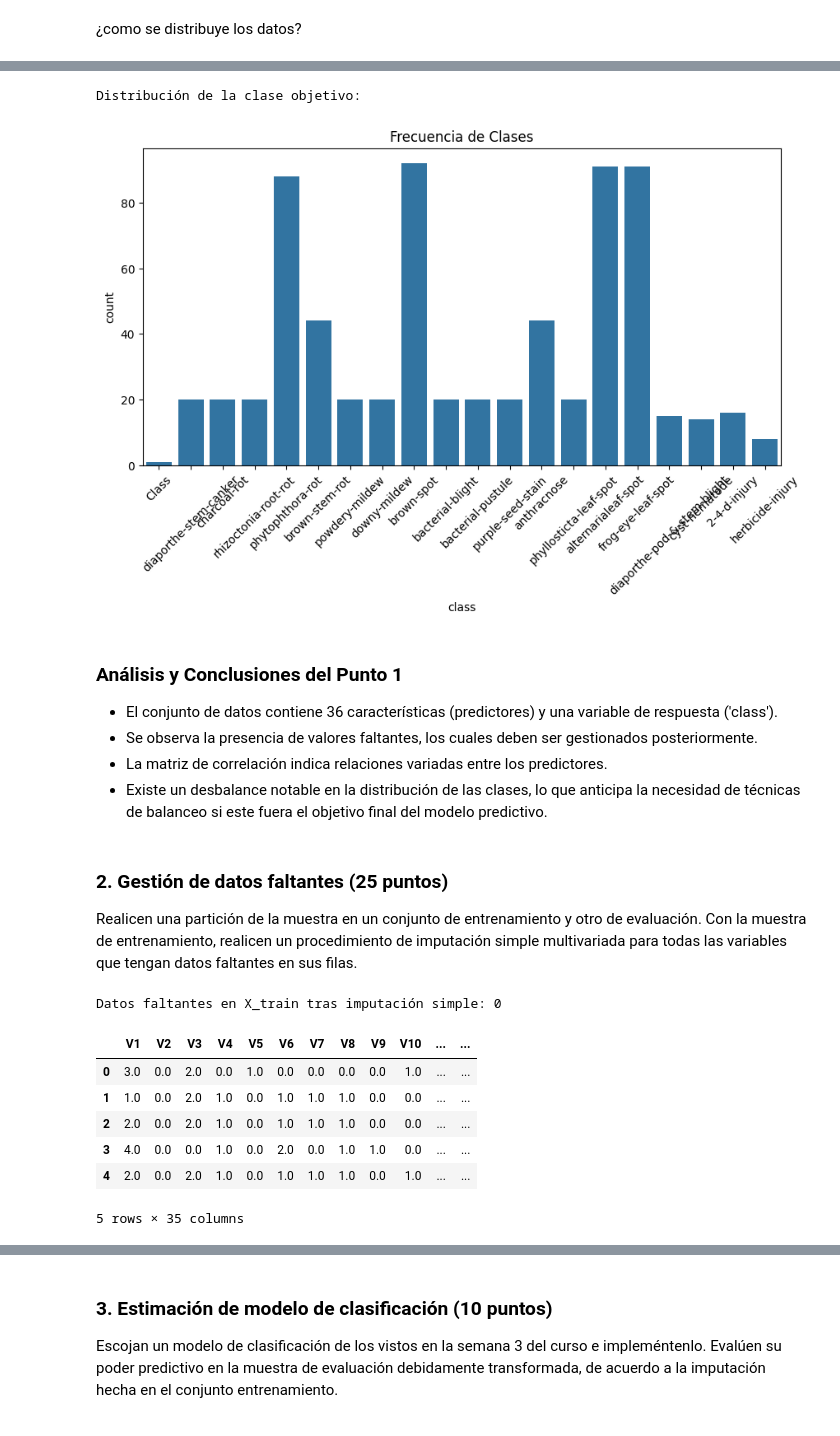
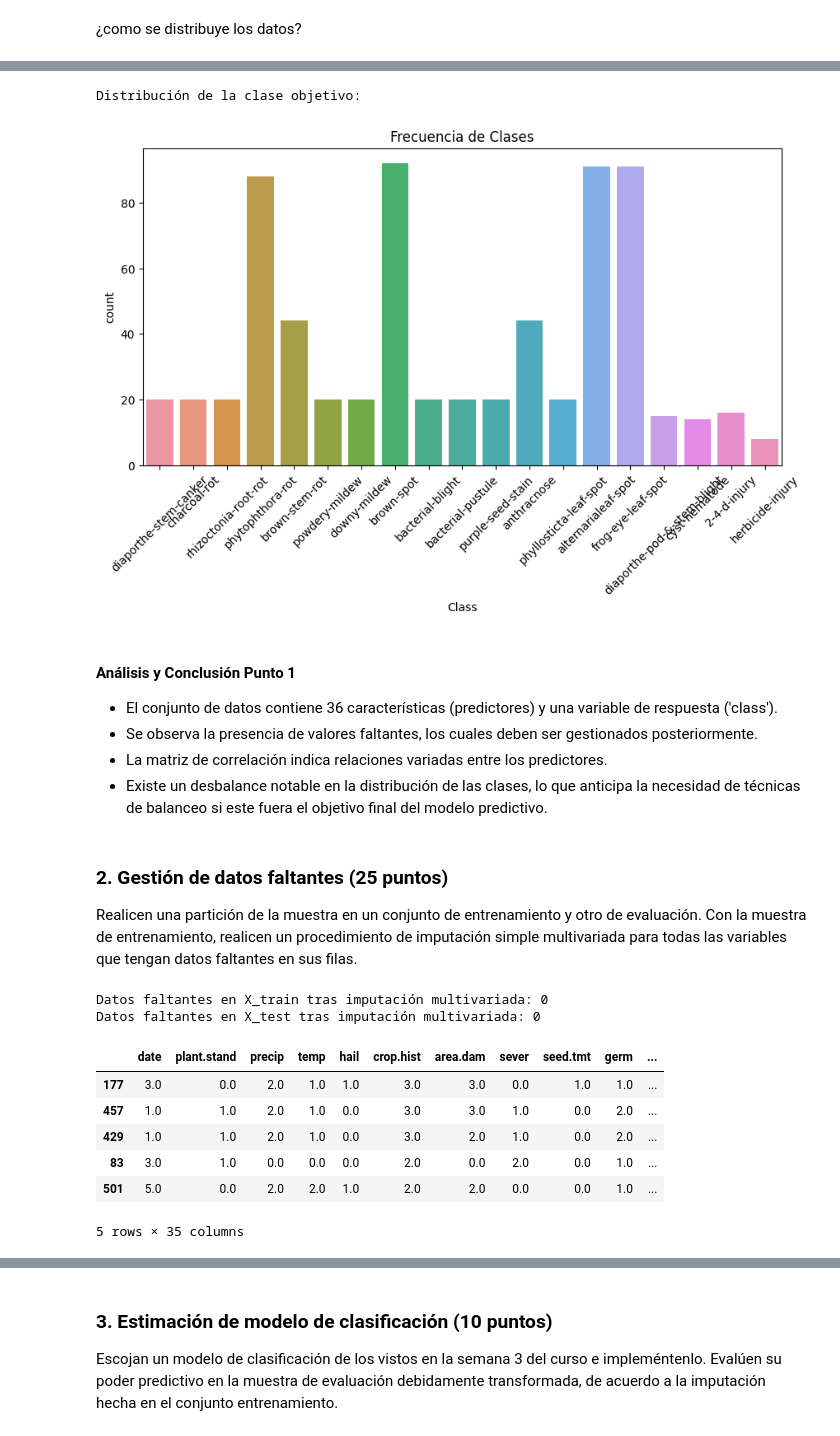
Before and after one commit to awesomasfook-svg/Caso-implementaci-n-de-metodolog-as-de-imputaci-n-de-variables-e-imbalanceo-de-clases, a Jupyter notebook: Caso implementación de metodologías de imputación de variables e imbalanceo de clases.ipynb, the cells around one changed output, grey strips where cells are left out. Drawn from its saved outputs; the diff is of its cells as text; code cells hidden in the pictures.

```diff
--- a/Caso implementación de metodologías de imputación de variables e imbalanceo de clases.ipynb
+++ b/Caso implementación de metodologías de imputación de variables e imbalanceo de clases.ipynb
@@ -54,13 +57,10 @@ Utilice el archivo de datos "Missing data.csv" que se encuentra en este reposito
 Realicen un análisis preliminar de los predictores y de la variable de respuesta para el primer conjunto de datos (correlogramas, histogramas y estadísticas descriptivas).
 # %%
 # carga de datos
-df = pd.read_csv('MissingData.csv', header=None)
+df = pd.read_csv('MissingData.csv')
 
-df.columns = ['class'] + [f'V{i}' for i in range(1, len(df.columns))]
+XTotal = df.loc[:, df.columns != "Class"]
+yTotal = df.loc[:, df.columns == "Class"]
 
-# reemplazar placeholders comunes de valores faltantes como '?' por NaN
-df.replace('?', np.nan, inplace=True)
-
-# convertir columnas a numérico donde sea posible
-for col in df.columns[1:]:
-    df[col] = pd.to_numeric(df[col], errors='coerce')
+print(df.shape)
+print(df.head())
@@ -137,15 +154,16 @@ plt.show()
 # %%
 print("\nDistribución de la clase objetivo:")
 plt.figure(figsize=(10, 5))
-sns.countplot(data=df, x='class')
+sns.countplot(data=df, x='Class')
 plt.xticks(rotation=45)
 plt.title("Frecuencia de Clases")
 plt.show()
 # %% [output]
 Distribución de la clase objetivo:
-[figure, old version]
+[figure, new version]
 # %% [markdown]
-### Análisis y Conclusiones del Punto 1
+#### Análisis y Conclusión Punto 1
+
 * El conjunto de datos contiene 36 características (predictores) y una variable de respuesta ('class').
 * Se observa la presencia de valores faltantes, los cuales deben ser gestionados posteriormente.
 * La matriz de correlación indica relaciones variadas entre los predictores.
@@ -155,28 +173,31 @@ Distribución de la clase objetivo:
 Realicen una partición de la muestra en un conjunto de entrenamiento y otro de evaluación. Con la muestra de entrenamiento, realicen un procedimiento de imputación simple multivariada para todas las variables que tengan datos faltantes en sus filas.
 # %%
 # particion de la muestra
-X = df.drop('class', axis=1)
-y = df['class']
+X = XTotal.copy()
+y = yTotal['Class'].copy()
 
 X_train, X_test, y_train, y_test = train_test_split(X, y, test_size=0.3, random_state=42)
 
-# imputacion simple multivariada
-# se usa la moda ya que muchas variables parecen ser discretas o categóricas codificadas.
-imputer_simple = SimpleImputer(strategy='most_frequent')
+# imputacion multivariada con IterativeImputer
+# Este metodo utiliza informacion de multiples variables para reemplazar las observaciones faltantes
+imp_multi = IterativeImputer(max_iter=10, random_state=0)
+imp_multi.fit(X_train)
 
-# ajustar y transformar X_train, transformar X_test
-X_train_simple = pd.DataFrame(imputer_simple.fit_transform(X_train), columns=X_train.columns)
-X_test_simple = pd.DataFrame(imputer_simple.transform(X_test), columns=X_test.columns)
+# transformar train y test
+X_train_imputado = pd.DataFrame(imp_multi.transform(X_train), columns=X_train.columns, index=X_train.index)
+X_test_imputado = pd.DataFrame(imp_multi.transform(X_test), columns=X_test.columns, index=X_test.index)
 
-print("Datos faltantes en X_train tras imputación simple:", X_train_simple.isnull().sum().sum())
-display(X_train_simple.head())
+print("Datos faltantes en X_train tras imputación multivariada:", X_train_imputado.isnull().sum().sum())
+print("Datos faltantes en X_test tras imputación multivariada:", X_test_imputado.isnull().sum().sum())
+display(X_train_imputado.head())
 # %% [output]
-Datos faltantes en X_train tras imputación simple: 0
+Datos faltantes en X_train tras imputación multivariada: 0
+Datos faltantes en X_test tras imputación multivariada: 0
-|  | V1 | V2 | V3 | V4 | V5 | V6 | V7 | V8 | V9 | V10 | ... | ... |
-| 0 | 3.0 | 0.0 | 2.0 | 0.0 | 1.0 | 0.0 | 0.0 | 0.0 | 0.0 | 1.0 | ... | ... |
-| 1 | 1.0 | 0.0 | 2.0 | 1.0 | 0.0 | 1.0 | 1.0 | 1.0 | 0.0 | 0.0 | ... | ... |
-| 2 | 2.0 | 0.0 | 2.0 | 1.0 | 0.0 | 1.0 | 1.0 | 1.0 | 0.0 | 0.0 | ... | ... |
-| 3 | 4.0 | 0.0 | 0.0 | 1.0 | 0.0 | 2.0 | 0.0 | 1.0 | 1.0 | 0.0 | ... | ... |
-| 4 | 2.0 | 0.0 | 2.0 | 1.0 | 0.0 | 1.0 | 1.0 | 1.0 | 0.0 | 1.0 | ... | ... |
+|  | date | plant.stand | precip | temp | hail | crop.hist | area.dam | sever | seed.tmt | germ | ... |
+| 177 | 3.0 | 0.0 | 2.0 | 1.0 | 1.0 | 3.0 | 3.0 | 0.0 | 1.0 | 1.0 | ... |
+| 457 | 1.0 | 1.0 | 2.0 | 1.0 | 0.0 | 3.0 | 3.0 | 1.0 | 0.0 | 2.0 | ... |
+| 429 | 1.0 | 1.0 | 2.0 | 1.0 | 0.0 | 3.0 | 2.0 | 1.0 | 0.0 | 2.0 | ... |
+| 83 | 3.0 | 1.0 | 0.0 | 0.0 | 0.0 | 2.0 | 0.0 | 2.0 | 0.0 | 1.0 | ... |
+| 501 | 5.0 | 0.0 | 2.0 | 2.0 | 1.0 | 2.0 | 2.0 | 0.0 | 0.0 | 1.0 | ... |
 5 rows × 35 columns
 # %% [markdown]
```
Also changed, not shown: parts of 27 cells of this notebook.
